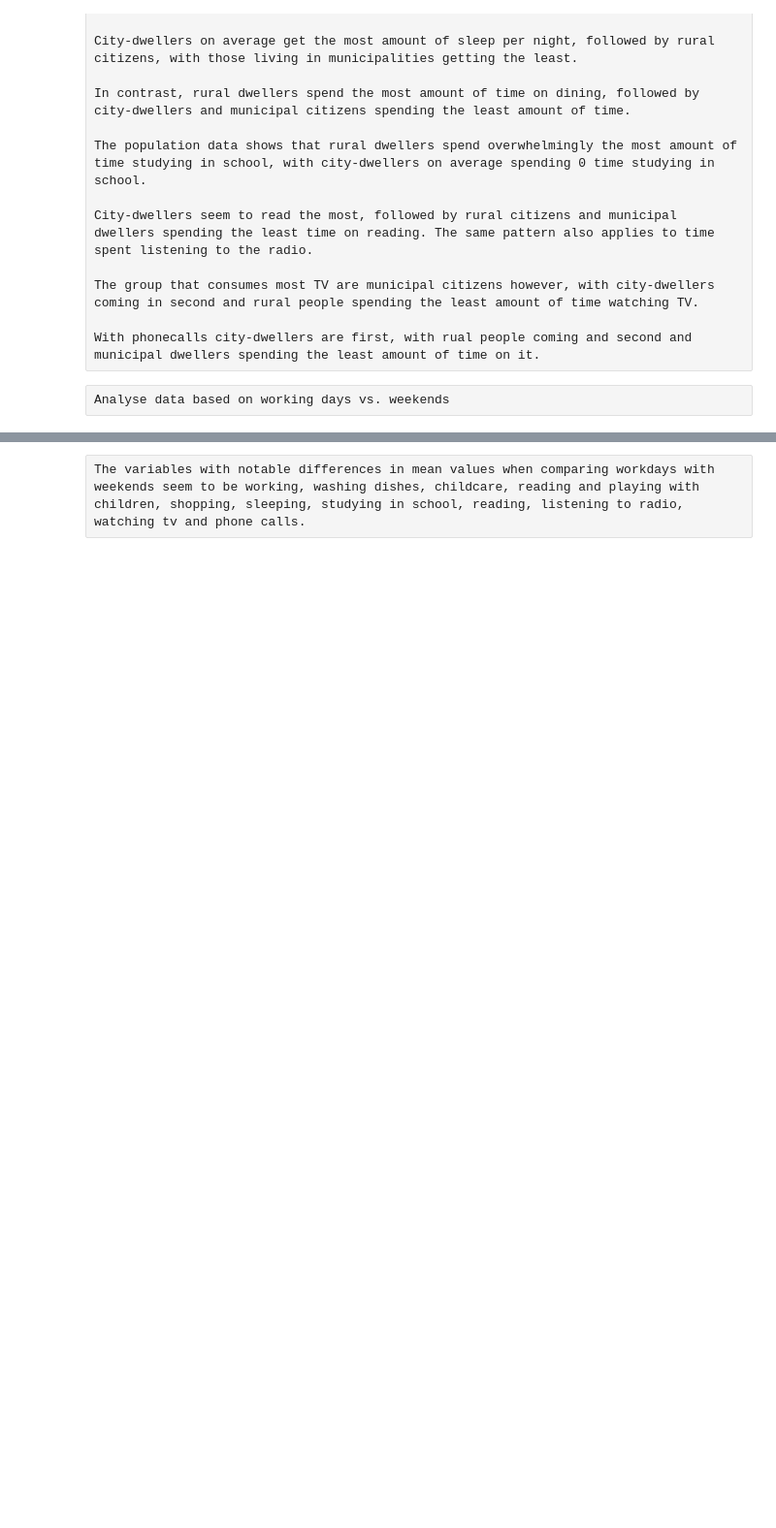
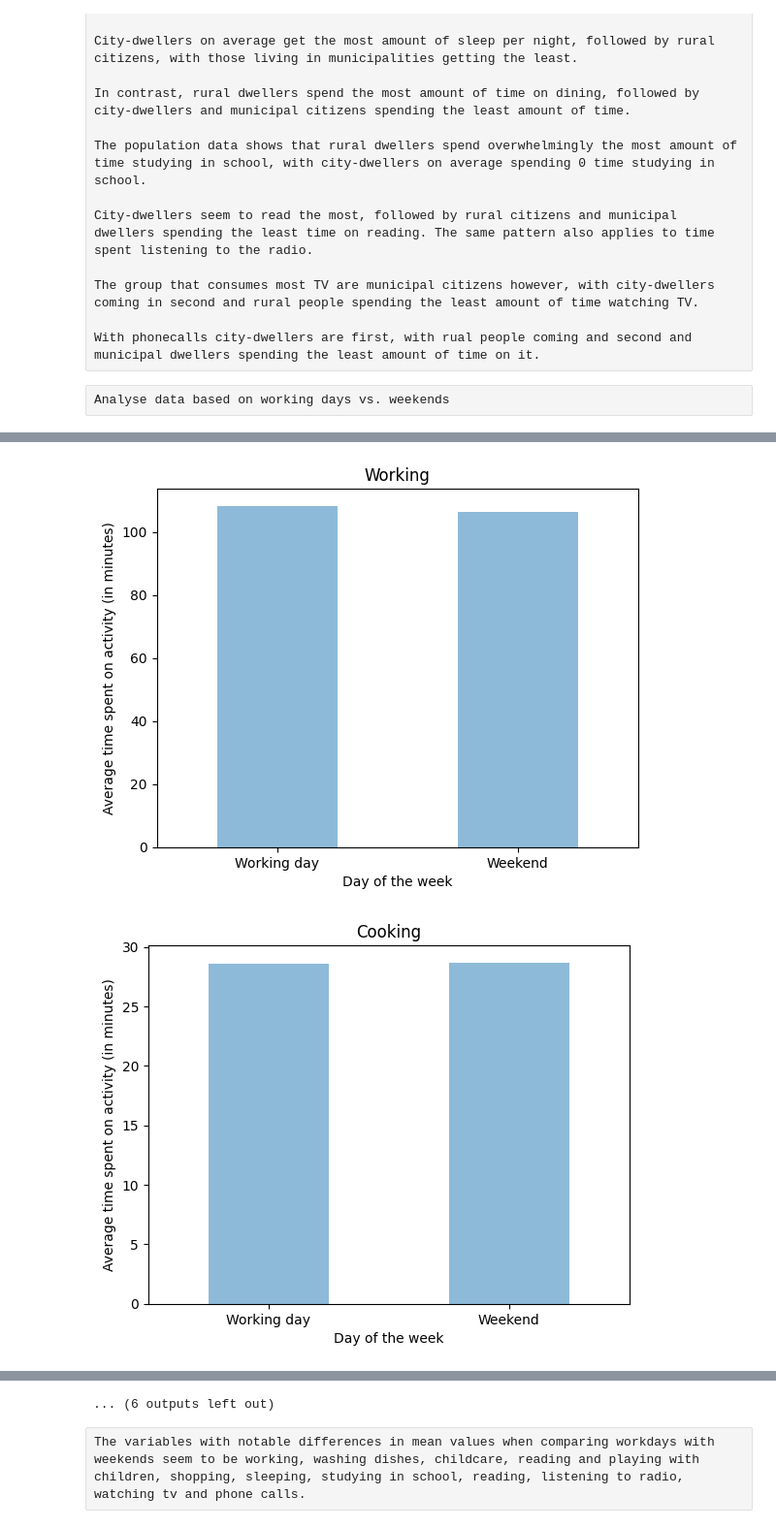
Before and after one commit to Hebetus/Statistical-Data-Analysis, a Jupyter notebook: report.ipynb, the cells around one changed output, grey strips where cells are left out. Shown: that part at 97% size. Cells and saved outputs as stored; diff of their text form; code cells hidden in the pictures; blank space fills up the shorter version.

```diff
--- a/report.ipynb
+++ b/report.ipynb
@@ -267,0 +227,63 @@ pvknro
+# %%
+# Necessary imports
+
+import pandas as P
+import matplotlib.pyplot as plt
+
+# Load data
+
+data = P.read_csv('habits.csv',
+                 sep = ';',
+                 na_values = '?')
+
+total_time_environments = data.iloc[:, [2, 6, 7, 8, 9, 10, 11, 12, 13, 14, 15, 16, 17, 18, 19, 20, 21, 22, 23]]
+total_time_environments = total_time_environments.fillna(0)
+
+for column in total_time_environments:
+    data = total_time_environments[column]
+    row_number = 0
+
+    for item in data:
+        actual_value = 0
+
+        if isinstance(item, str):
+            if item.find(':') != -1:
+                actual_value = item[1:2]
+                total_time_environments.loc[row_number, column] = actual_value
+
+        if column == 'H1a_A' or column == 'H1b_A' or column == 'H1g_A' or column == 'H1h_A' or column == 'H1i_A':
+            if item != 1 and item != 2:
+                total_time_environments.loc[row_number, column] = 0
+            else:
+                total_time_environments.loc[row_number, column] = (item - 2) * -1
+
+        row_number += 1
+
+total_time_environments = total_time_environments.astype(int)
+grouped = total_time_environments.iloc[:, 0:14].groupby('pvknro').mean()
+categorical = total_time_environments.iloc[:, [0, 14, 15, 16, 17, 18]].groupby('pvknro').sum()
+
+grouped = grouped.rename(columns = {"V1": "Working", "V5": "Cooking", "V7": "Washing dishes", "V21": "Childcare", "V22": "Reading and playing with children", "V27": "Shopping", "V32": "Sleeping", "V33": "Dining", "V40": "Studying in school", "V68": "Reading", "V69": "Listening to radio", "V70": "Watching TV", "V75": "Phonecall"})
+categorical = categorical.rename(columns = {"H1a_A": "Cinema", "H1b_A": "Theater", "H1g_A": "Museum", "H1h_A": "Library", "H1i_A": "Sport event"})
+
+grouped = grouped.rename(index = {1: "Working day", 2: "Weekend"})
+categorical = categorical.rename(index = {1: "Working day", 2: "Weekend"})
+
+for column in grouped:
+    grouped[column].plot(kind = 'bar', alpha = 0.5)
+    plt.title(f'{column}')
+    plt.xlabel('Day of the week')
+    plt.ylabel('Average time spent on activity (in minutes)')
+    plt.xticks(rotation = 0)
+    plt.show()
+
+for column in categorical:
+    categorical[column].plot(kind = 'bar', alpha = 0.5)
+    plt.title(f'{column}')
+    plt.xlabel('Day of the week')
+    plt.ylabel('Total amount of days when place was visited')
+    plt.xticks(rotation = 0)
+    plt.show()
+# %% [output]
+[figure, added]
+[figure, added]
@@ -268,3 +300,4 @@ pvknro
+... (6 outputs left out)
 # %% [raw]
 The variables with notable differences in mean values when comparing workdays with weekends seem to be working, washing dishes, childcare, reading and playing with children, shopping, sleeping, studying in school, reading, listening to radio, watching tv and phone calls.
 # %%
```
Also changed, not shown: parts of 8 cells of this notebook.
